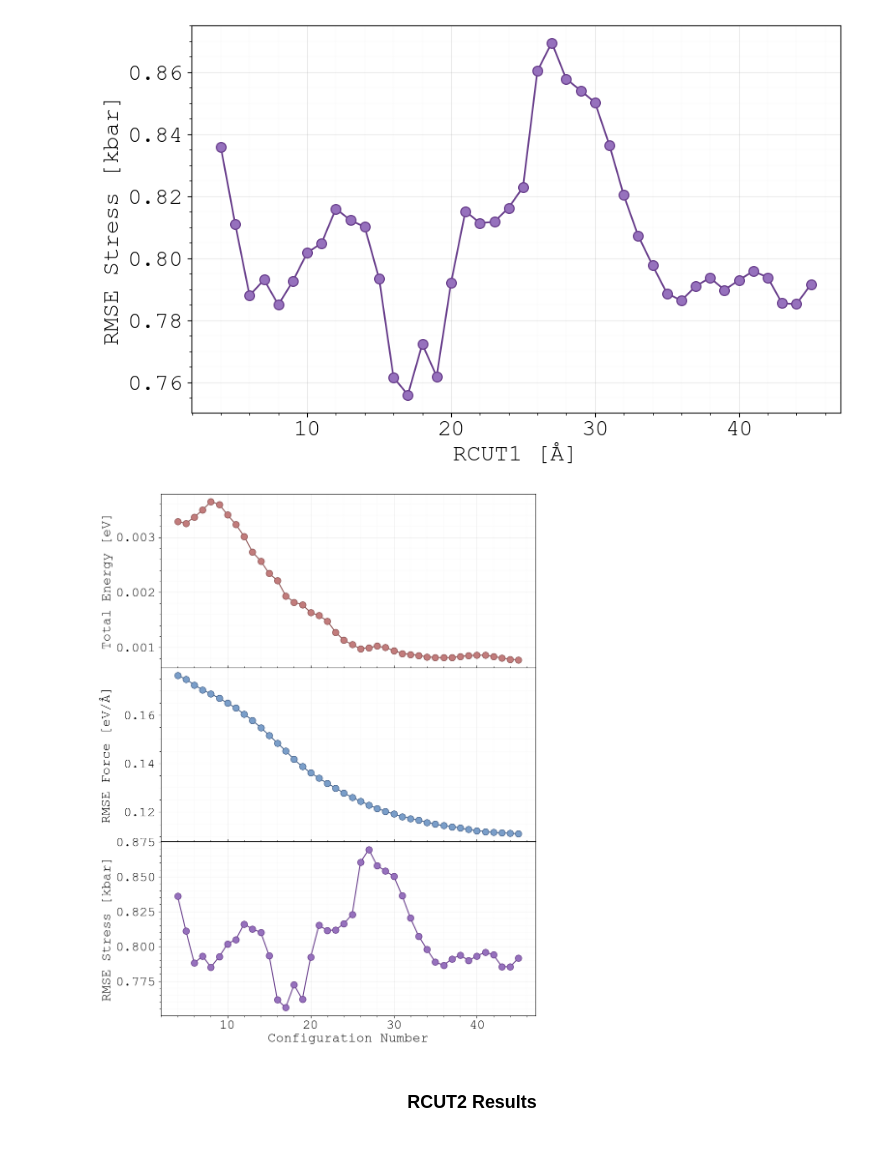
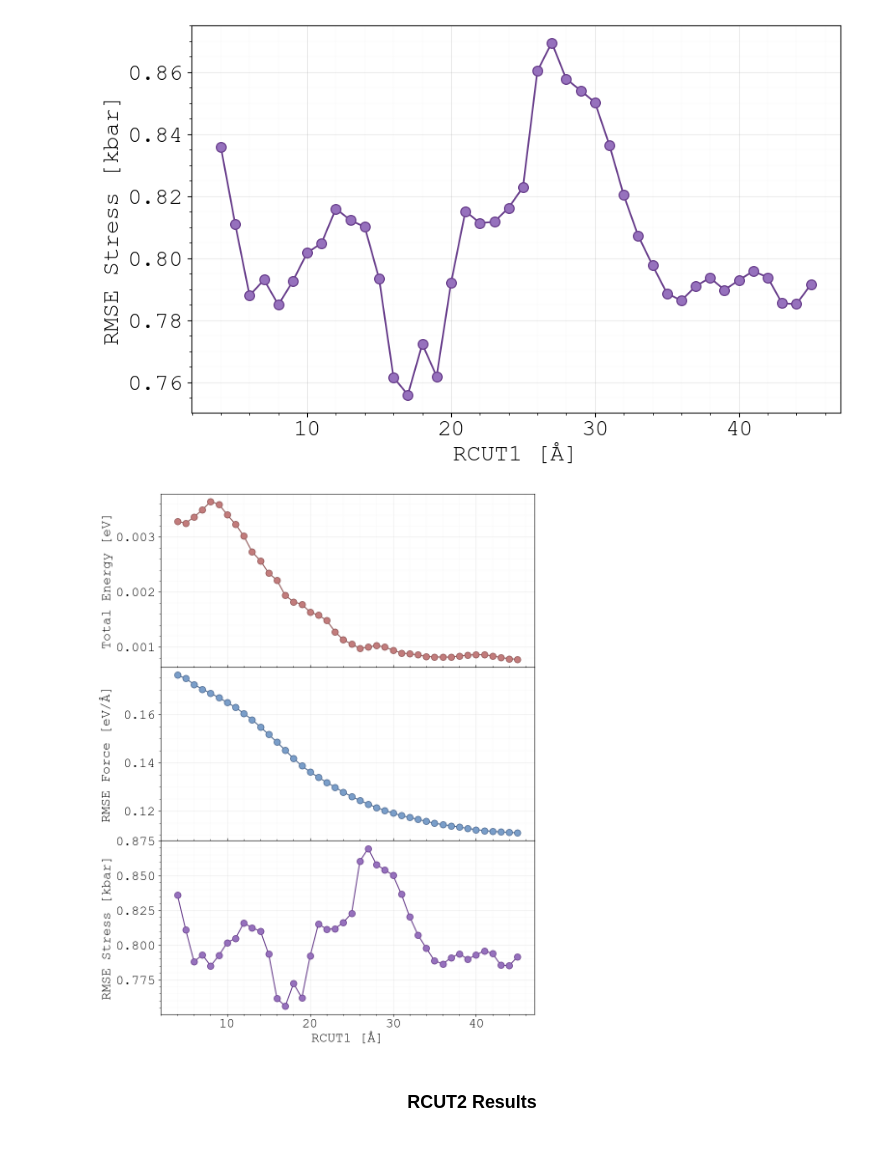
Before and after one commit to quantum-gabo/bachelor-thesis, a Jupyter notebook: notebooks/thesis-figures.ipynb, the cells around one changed output. Drawn from its saved outputs; the diff is of its cells as text; code cells hidden in the pictures.

```diff
--- a/notebooks/thesis-figures.ipynb
+++ b/notebooks/thesis-figures.ipynb
@@ -933,35 +934,35 @@ axs[0].set_axisbelow(True)
 axs[1].scatter(RCUT1_Number[:42], RCUT1_Force, label='RMSE Force', color=dataset_colors[4],
             edgecolors=dataset_line_colors[4], s=90, marker='o', zorder=3)
 axs[1].plot(RCUT1_Number[:42], RCUT1_Force, label='RMSE Force', color = dataset_line_colors[4],
         linewidth=1.5, zorder=1)
 axs[1].set_ylabel(r'RMSE Force [eV/Å]')
 axs[1].grid(True, which='major', linestyle='-', linewidth=0.75, alpha=0.25)
 axs[1].minorticks_on()
 axs[1].grid(True, which='minor', linestyle='-', linewidth=0.25, alpha=0.15)
 axs[1].set_axisbelow(True)
 
 # --- Third subplot: Stress RMSE ---
 axs[2].scatter(RCUT1_Number[:42], RCUT1_Stress, label='RMSE Stress', color=dataset_colors[0],
             edgecolors=dataset_line_colors[0], s=90, marker='o', zorder=3)
 axs[2].plot(RCUT1_Number[:42], RCUT1_Stress, label='RMSE Force', color = dataset_line_colors[0],
         linewidth=1.5, zorder=1)
 axs[2].set_ylabel(r'RMSE Stress [kbar]')
-axs[2].set_xlabel('Configuration Number')
+axs[2].set_xlabel('RCUT1 [Å]')
 axs[2].grid(True, which='major', linestyle='-', linewidth=0.75, alpha=0.25)
 axs[2].minorticks_on()
 axs[2].grid(True, which='minor', linestyle='-', linewidth=0.25, alpha=0.15)
 axs[2].set_axisbelow(True)
 
 # Align layout
 fig.align_ylabels(axs)
 #plt.tight_layout()
 plt.subplots_adjust(hspace=0.0)  # Reduce vertical space to make them feel joined
 for ax in axs[1:]:
     ax.xaxis.set_tick_params(which='both', bottom=True, top=True)
 fig.savefig("../tex-file/Figures/rcut1.png", dpi = 300, transparent = True, bbox_inches='tight')
 plt.show()
 # %% [output]
-[figure, old version]
+[figure, new version]
 # %% [markdown]
 <div class="header" style="text-align: center; margin-top: 20px; margin-bottom: 20px; font-family: Arial, sans-serif;">
     <h3>RCUT2 Results</h3>
```
Also changed, not shown: parts of 2 cells of this notebook, 13 other files.
